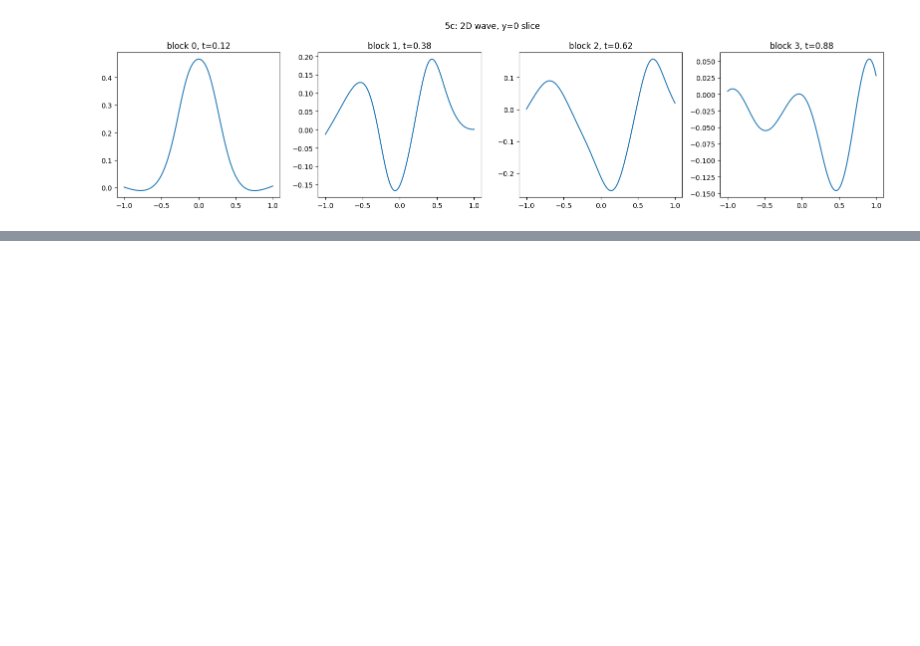
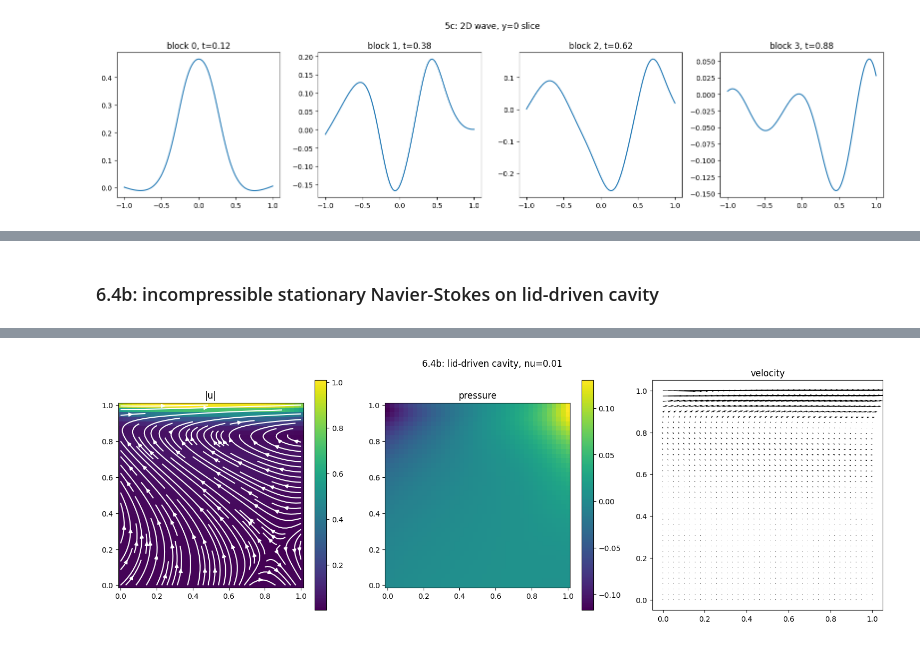
Before and after one commit to CalculatorAddict/pinn-coursework, a Jupyter notebook: exercises.ipynb, the cells around one changed output, grey strips where cells are left out. Drawn from its saved outputs; the diff is of its cells as text; code cells hidden in the pictures; blank space fills up the shorter version.

```diff
--- a/exercises.ipynb
+++ b/exercises.ipynb
@@ -1058,0 +1123,77 @@ block 3: t in [0.75, 1.00]
+# %% [markdown]
+### 6.4b: incompressible stationary Navier-Stokes on lid-driven cavity
+# %%
+# ============================================================
+# 6.4b lid-driven cavity Navier-Stokes
+# -nu*∆u + (u·∇)u + ∇p = 0, ∇·u = 0
+# domain (0,1)^2, u = (1,0) on top, u = 0 on other walls
+# ============================================================
+
+nu_ns = 0.01
+
+def pinn_loss_ns(model, xy_int, xy_top, xy_walls):
+    xy_int.requires_grad_(True)
+    uvp = model(xy_int)
+    u = uvp[:, 0:1]; v = uvp[:, 1:2]; p = uvp[:, 2:3]
+
+    du = grad(u, xy_int); dv = grad(v, xy_int); dp = grad(p, xy_int)
+    u_x = du[:, 0:1]; u_y = du[:, 1:2]
+    v_x = dv[:, 0:1]; v_y = dv[:, 1:2]
+    p_x = dp[:, 0:1]; p_y = dp[:, 1:2]
+    u_xx = grad(u_x, xy_int)[:, 0:1]; u_yy = grad(u_y, xy_int)[:, 1:2]
+    v_xx = grad(v_x, xy_int)[:, 0:1]; v_yy = grad(v_y, xy_int)[:, 1:2]
+
+    mom_x = -nu_ns * (u_xx + u_yy) + u * u_x + v * u_y + p_x
+    mom_y = -nu_ns * (v_xx + v_yy) + u * v_x + v * v_y + p_y
+    cont  = u_x + v_y
+    pde = mom_x.pow(2).mean() + mom_y.pow(2).mean() + cont.pow(2).mean()
+
+    uvp_top = model(xy_top)
+    bc_top = (uvp_top[:, 0:1] - 1.0).pow(2).mean() + uvp_top[:, 1:2].pow(2).mean()
+    uvp_wall = model(xy_walls)
+    bc_wall = uvp_wall[:, 0:1].pow(2).mean() + uvp_wall[:, 1:2].pow(2).mean()
+
+    p_ref = model(torch.zeros(1, 2))[:, 2:3]
+    pin = p_ref.pow(2).mean()
+    return pde + 10.0 * (bc_top + bc_wall) + pin
+
+n = 1000
+xy_int   = torch.rand(n, 2)
+xy_top   = torch.stack([torch.rand(n//2), torch.ones(n//2)], dim=1)
+xy_bot   = torch.stack([torch.rand(n//4), torch.zeros(n//4)], dim=1)
+xy_left  = torch.stack([torch.zeros(n//4), torch.rand(n//4)], dim=1)
+xy_right = torch.stack([torch.ones(n//4),  torch.rand(n//4)], dim=1)
+xy_walls = torch.cat([xy_bot, xy_left, xy_right])
+
+model_ns = MLP(40, 6, in_dim=2, out_dim=3)
+opt = torch.optim.Adam(model_ns.parameters(), lr=1e-3)
+for i in range(20000):
+    opt.zero_grad()
+    loss = pinn_loss_ns(model_ns, xy_int, xy_top, xy_walls)
+    loss.backward()
+    opt.step()
+    if i % 2000 == 0:
+        print(f'NS iter {i}: loss {loss.item():.4e}')
+
+n_grid = 40
+xg, yg = torch.meshgrid(torch.linspace(0, 1, n_grid),
+                        torch.linspace(0, 1, n_grid), indexing='ij')
+xy_grid = torch.stack([xg.flatten(), yg.flatten()], dim=1)
+with torch.no_grad():
+    uvp_grid = model_ns(xy_grid)
+U = uvp_grid[:, 0].reshape(n_grid, n_grid).numpy()
+V = uvp_grid[:, 1].reshape(n_grid, n_grid).numpy()
+P = uvp_grid[:, 2].reshape(n_grid, n_grid).numpy()
+speed = np.sqrt(U**2 + V**2)
+
+fig, axes = plt.subplots(1, 3, figsize=(15, 5))
+im0 = axes[0].pcolormesh(xg.numpy(), yg.numpy(), speed, shading='auto')
+axes[0].set_title('|u|'); plt.colorbar(im0, ax=axes[0])
+axes[0].streamplot(xg.numpy().T, yg.numpy().T, U.T, V.T, density=1.2, color='w')
+im1 = axes[1].pcolormesh(xg.numpy(), yg.numpy(), P, shading='auto')
+axes[1].set_title('pressure'); plt.colorbar(im1, ax=axes[1])
+axes[2].quiver(xg.numpy(), yg.numpy(), U, V); axes[2].set_title('velocity')
+for ax in axes: ax.set_aspect('equal')
+plt.suptitle(f'6.4b: lid-driven cavity, nu={nu_ns}')
+plt.tight_layout(); plt.show()
+# %% [output]
@@ -1058,0 +1210 @@ block 3: t in [0.75, 1.00]
+[figure, added]
```
Also changed, not shown: parts of 6 cells of this notebook.
